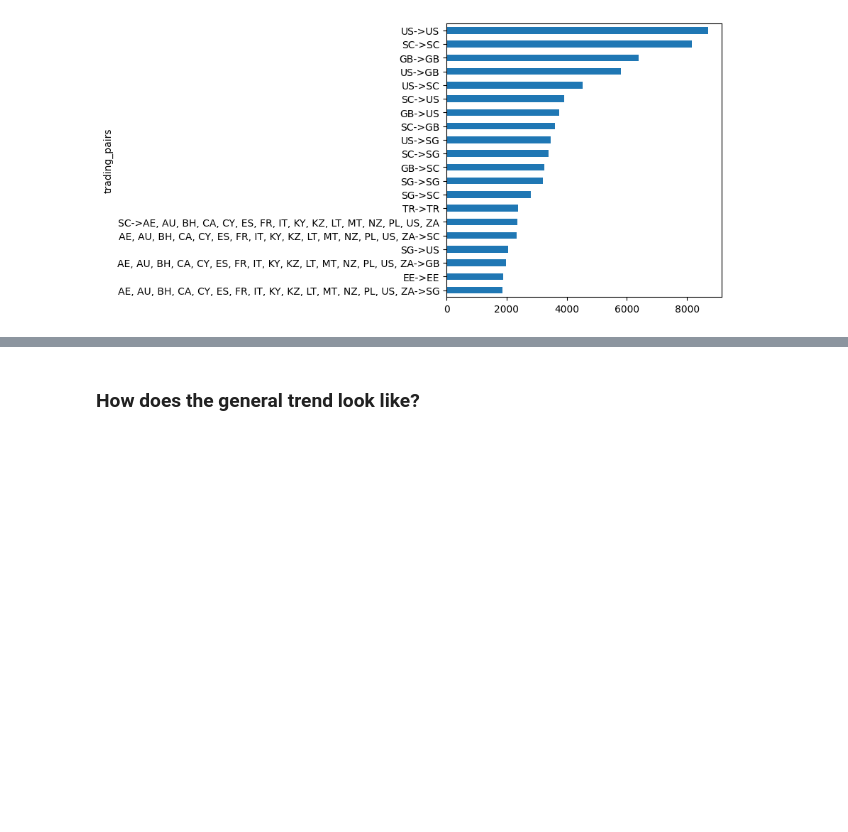
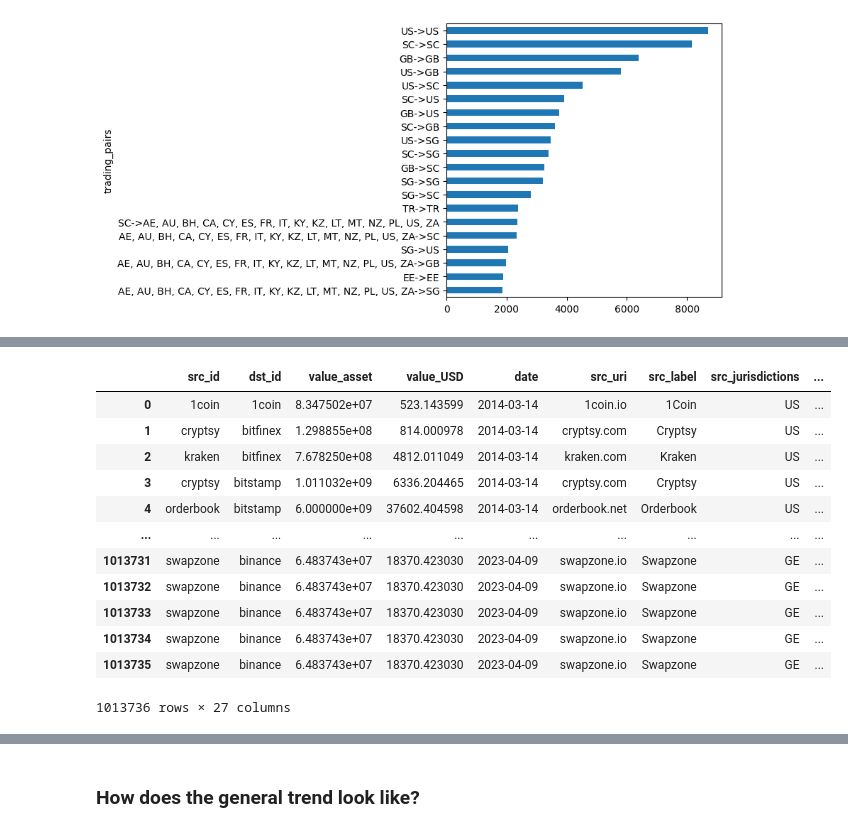
Before and after one commit to FlowDrucka64/MoneyFlow, a Jupyter notebook: data_exploration.ipynb, the cells around one changed output, grey strips where cells are left out. Saved outputs shown, nothing was run; the diff lists cells and outputs as text; code cells hidden in the pictures; blank space fills up the shorter version.

```diff
--- a/data_exploration.ipynb
+++ b/data_exploration.ipynb
@@ -714,0 +679,16 @@ fig.show()
+# %%
+expanded_df
+# %% [output]
+|  | src_id | dst_id | value_asset | value_USD | date | src_uri | src_label | src_jurisdictions | ... |
+| 0 | 1coin | 1coin | 8.347502e+07 | 523.143599 | 2014-03-14 | 1coin.io | 1Coin | US | ... |
+| 1 | cryptsy | bitfinex | 1.298855e+08 | 814.000978 | 2014-03-14 | cryptsy.com | Cryptsy | US | ... |
+| 2 | kraken | bitfinex | 7.678250e+08 | 4812.011049 | 2014-03-14 | kraken.com | Kraken | US | ... |
+| 3 | cryptsy | bitstamp | 1.011032e+09 | 6336.204465 | 2014-03-14 | cryptsy.com | Cryptsy | US | ... |
+| 4 | orderbook | bitstamp | 6.000000e+09 | 37602.404598 | 2014-03-14 | orderbook.net | Orderbook | US | ... |
+| ... | ... | ... | ... | ... | ... | ... | ... | ... | ... |
+| 1013731 | swapzone | binance | 6.483743e+07 | 18370.423030 | 2023-04-09 | swapzone.io | Swapzone | GE | ... |
+| 1013732 | swapzone | binance | 6.483743e+07 | 18370.423030 | 2023-04-09 | swapzone.io | Swapzone | GE | ... |
+| 1013733 | swapzone | binance | 6.483743e+07 | 18370.423030 | 2023-04-09 | swapzone.io | Swapzone | GE | ... |
+| 1013734 | swapzone | binance | 6.483743e+07 | 18370.423030 | 2023-04-09 | swapzone.io | Swapzone | GE | ... |
+| 1013735 | swapzone | binance | 6.483743e+07 | 18370.423030 | 2023-04-09 | swapzone.io | Swapzone | GE | ... |
+1013736 rows × 27 columns
```
Also changed, not shown: parts of 4 cells of this notebook.
